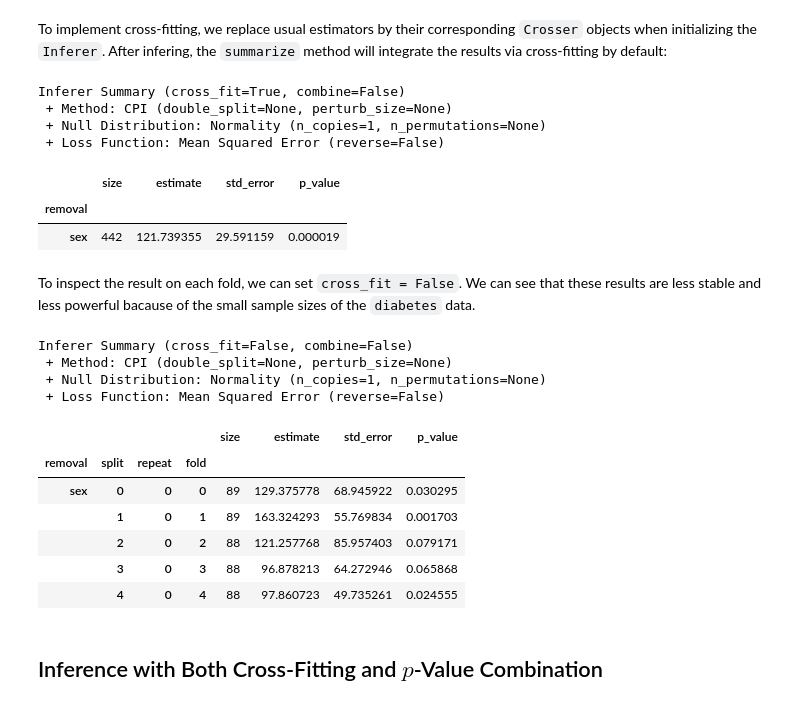
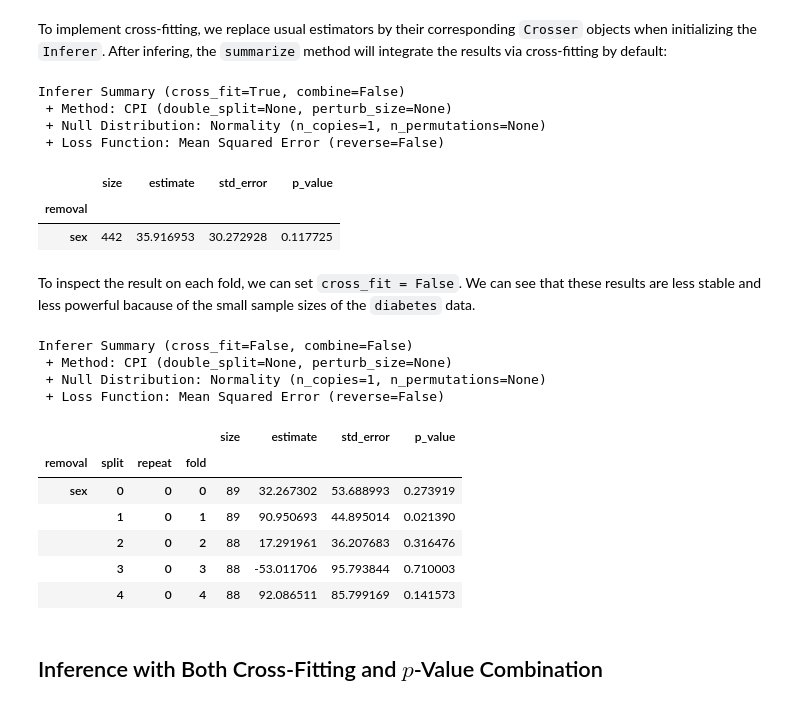
Before and after one commit to aipsylab/tofi, a Jupyter notebook: tutorial/tutorial_3_crosser.ipynb, the cells around one changed output. Drawn from its saved outputs; the diff is of its cells as text; code cells hidden in the pictures.

```diff
--- a/tutorial/tutorial_3_crosser.ipynb
+++ b/tutorial/tutorial_3_crosser.ipynb
@@ -117,20 +117,21 @@ To implement cross-fitting, we replace usual estimators by their corresponding `
 # %%
 from tofi import CIT
 cpi = CIT(
     learner,
     sampler,
     removal,
-    "CPI")
+    "CPI",
+    random_state = 0)
 _ = cpi.infer(X, y)
 cpi.summarize()
 # %% [output]
 Inferer Summary (cross_fit=True, combine=False)
  + Method: CPI (double_split=None, perturb_size=None)
  + Null Distribution: Normality (n_copies=1, n_permutations=None)
  + Loss Function: Mean Squared Error (reverse=False)
 |  | size | estimate | std_error | p_value |
 | removal |  |  |  |  |
-| sex | 442 | 121.739355 | 29.591159 | 0.000019 |
+| sex | 442 | 35.916953 | 30.272928 | 0.117725 |
 # %% [markdown]
 To inspect the result on each fold, we can set `cross_fit = False`. We can see that these results are less stable and less powerful bacause of the small sample sizes of the `diabetes` data.
 # %%
@@ -143,11 +144,11 @@ Inferer Summary (cross_fit=False, combine=False)
  + Loss Function: Mean Squared Error (reverse=False)
 |  |  |  |  | size | estimate | std_error | p_value |
 | removal | split | repeat | fold |  |  |  |  |
-| sex | 0 | 0 | 0 | 89 | 129.375778 | 68.945922 | 0.030295 |
-|  | 1 | 0 | 1 | 89 | 163.324293 | 55.769834 | 0.001703 |
-|  | 2 | 0 | 2 | 88 | 121.257768 | 85.957403 | 0.079171 |
-|  | 3 | 0 | 3 | 88 | 96.878213 | 64.272946 | 0.065868 |
-|  | 4 | 0 | 4 | 88 | 97.860723 | 49.735261 | 0.024555 |
+| sex | 0 | 0 | 0 | 89 | 32.267302 | 53.688993 | 0.273919 |
+|  | 1 | 0 | 1 | 89 | 90.950693 | 44.895014 | 0.021390 |
+|  | 2 | 0 | 2 | 88 | 17.291961 | 36.207683 | 0.316476 |
+|  | 3 | 0 | 3 | 88 | -53.011706 | 95.793844 | 0.710003 |
+|  | 4 | 0 | 4 | 88 | 92.086511 | 85.799169 | 0.141573 |
 # %% [markdown]
 ## Inference with Both Cross-Fitting and $p$-Value Combination
 # %% [markdown]
```
Also changed, not shown: parts of 12 cells of this notebook, 27 other files.
